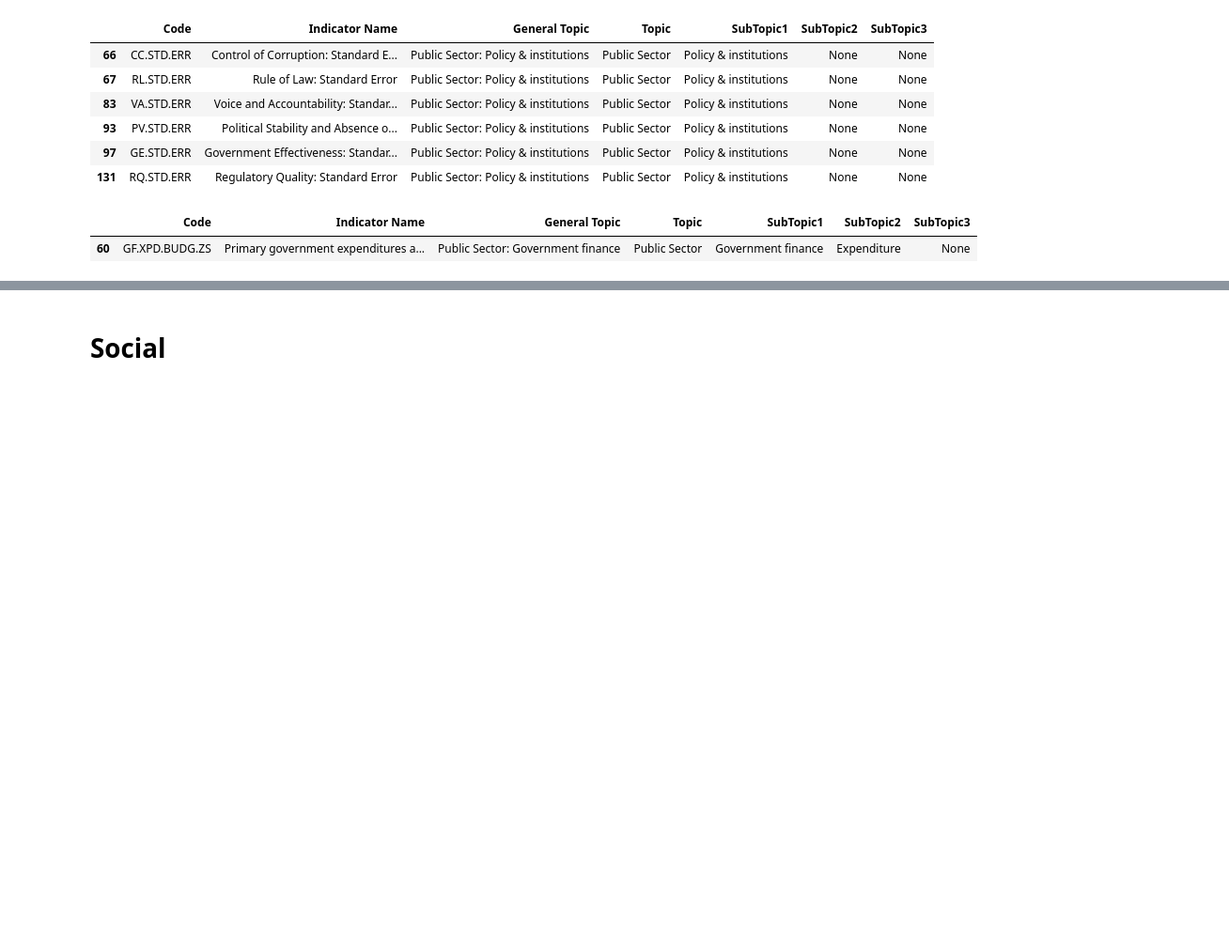
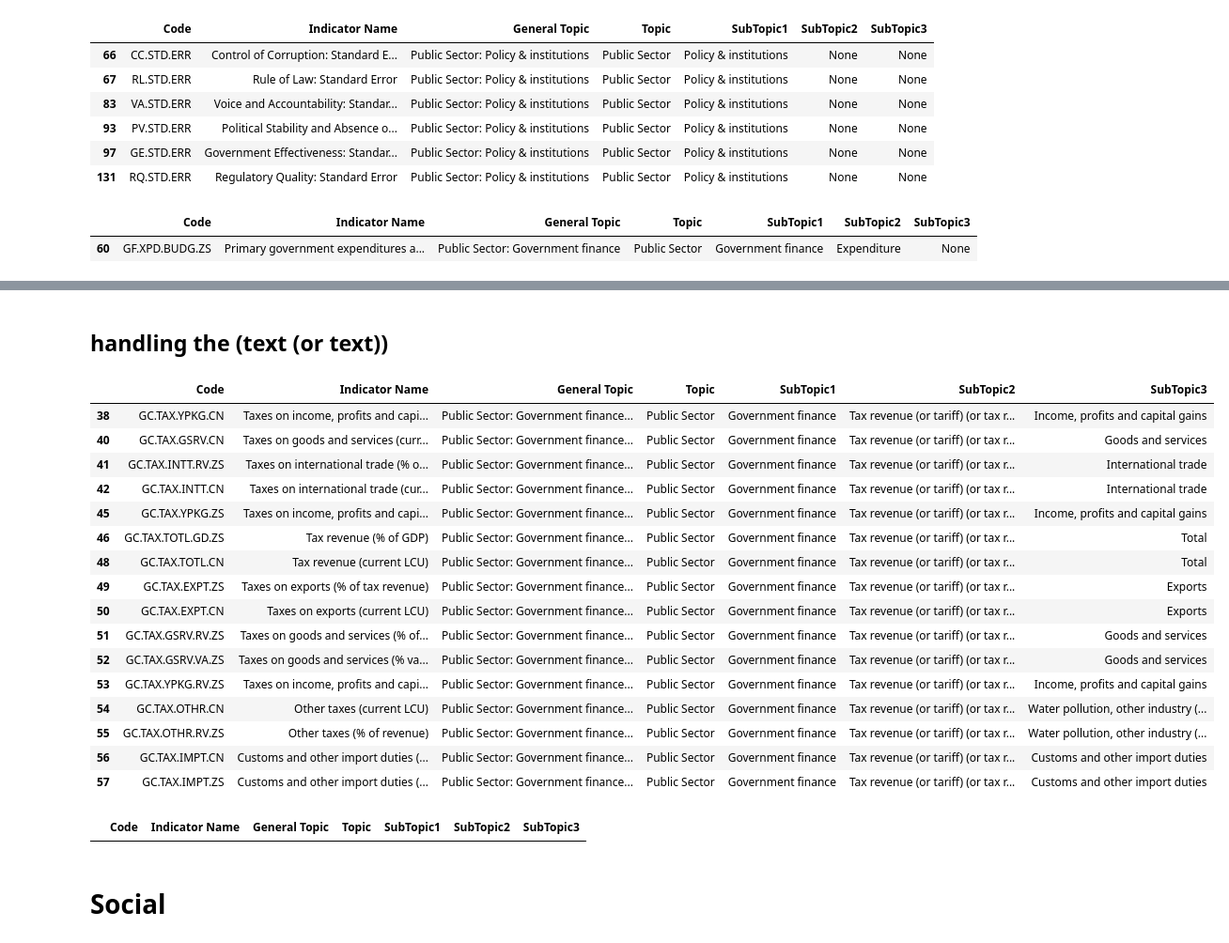
Before and after one commit to bm-sami/tunisia-wdi-structure, a Jupyter notebook: notebooks/metadata_code_1.ipynb, the cells around one changed output, grey strips where cells are left out. Shown at 94% size. Drawn from its saved outputs; the diff is of its cells as text; code cells hidden in the pictures; blank space fills up the shorter version.

```diff
--- a/notebooks/metadata_code_1.ipynb
+++ b/notebooks/metadata_code_1.ipynb
@@ -1382,3 +1587,27 @@ with pd.option_context('display.max_colwidth', 200):
 | 59 | GC.REV.GOTR.ZS | Grants and other revenue (% of re... | Public Sector: Government finance... | Public Sector | Government finance | Revenue | Grants and other revenue |
 # %%
 public["SubTopic2"] = public["SubTopic2"].apply(select_second_item)
+# %% [markdown]
+## handling the (text (or text))
+# %%
+
+with pd.option_context('display.max_colwidth', 200):
+    display(public[public['SubTopic2'].str.contains(r'\(or', na=False) ])
+# %% [output]
+|  | Code | Indicator Name | General Topic | Topic | SubTopic1 | SubTopic2 | SubTopic3 |
+| 38 | GC.TAX.YPKG.CN | Taxes on income, profits and capi... | Public Sector: Government finance... | Public Sector | Government finance | Tax revenue (or tariff) (or tax r... | Income, profits and capital gains |
+| 40 | GC.TAX.GSRV.CN | Taxes on goods and services (curr... | Public Sector: Government finance... | Public Sector | Government finance | Tax revenue (or tariff) (or tax r... | Goods and services |
+| 41 | GC.TAX.INTT.RV.ZS | Taxes on international trade (% o... | Public Sector: Government finance... | Public Sector | Government finance | Tax revenue (or tariff) (or tax r... | International trade |
+| 42 | GC.TAX.INTT.CN | Taxes on international trade (cur... | Public Sector: Government finance... | Public Sector | Government finance | Tax revenue (or tariff) (or tax r... | International trade |
+| 45 | GC.TAX.YPKG.ZS | Taxes on income, profits and capi... | Public Sector: Government finance... | Public Sector | Government finance | Tax revenue (or tariff) (or tax r... | Income, profits and capital gains |
+| 46 | GC.TAX.TOTL.GD.ZS | Tax revenue (% of GDP) | Public Sector: Government finance... | Public Sector | Government finance | Tax revenue (or tariff) (or tax r... | Total |
+| 48 | GC.TAX.TOTL.CN | Tax revenue (current LCU) | Public Sector: Government finance... | Public Sector | Government finance | Tax revenue (or tariff) (or tax r... | Total |
+| 49 | GC.TAX.EXPT.ZS | Taxes on exports (% of tax revenue) | Public Sector: Government finance... | Public Sector | Government finance | Tax revenue (or tariff) (or tax r... | Exports |
+| 50 | GC.TAX.EXPT.CN | Taxes on exports (current LCU) | Public Sector: Government finance... | Public Sector | Government finance | Tax revenue (or tariff) (or tax r... | Exports |
+| 51 | GC.TAX.GSRV.RV.ZS | Taxes on goods and services (% of... | Public Sector: Government finance... | Public Sector | Government finance | Tax revenue (or tariff) (or tax r... | Goods and services |
+| 52 | GC.TAX.GSRV.VA.ZS | Taxes on goods and services (% va... | Public Sector: Government finance... | Public Sector | Government finance | Tax revenue (or tariff) (or tax r... | Goods and services |
+| 53 | GC.TAX.YPKG.RV.ZS | Taxes on income, profits and capi... | Public Sector: Government finance... | Public Sector | Government finance | Tax revenue (or tariff) (or tax r... | Income, profits and capital gains |
+| 54 | GC.TAX.OTHR.CN | Other taxes (current LCU) | Public Sector: Government finance... | Public Sector | Government finance | Tax revenue (or tariff) (or tax r... | Water pollution, other industry (... |
+| 55 | GC.TAX.OTHR.RV.ZS | Other taxes (% of revenue) | Public Sector: Government finance... | Public Sector | Government finance | Tax revenue (or tariff) (or tax r... | Water pollution, other industry (... |
+| 56 | GC.TAX.IMPT.CN | Customs and other import duties (... | Public Sector: Government finance... | Public Sector | Government finance | Tax revenue (or tariff) (or tax r... | Customs and other import duties |
+| 57 | GC.TAX.IMPT.ZS | Customs and other import duties (... | Public Sector: Government finance... | Public Sector | Government finance | Tax revenue (or tariff) (or tax r... | Customs and other import duties |
@@ -1385,3 +1616,8 @@ public["SubTopic2"] = public["SubTopic2"].apply(select_second_item)
+# %%
+with pd.option_context('display.max_colwidth', 200):
+    display(public[public['SubTopic3'].str.contains(r'\(or', na=False) ])
+# %% [output]
+|  | Code | Indicator Name | General Topic | Topic | SubTopic1 | SubTopic2 | SubTopic3 |
 # %% [markdown]
 # Social
 # %%
```
Also changed, not shown: parts of 69 cells of this notebook, 6 other files.
